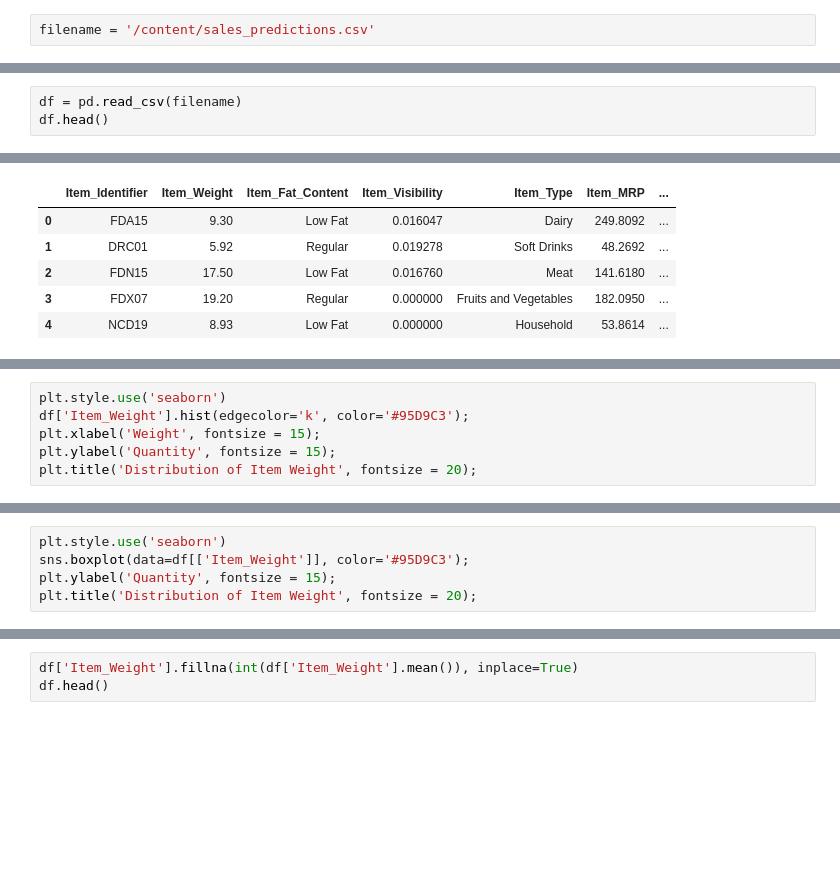
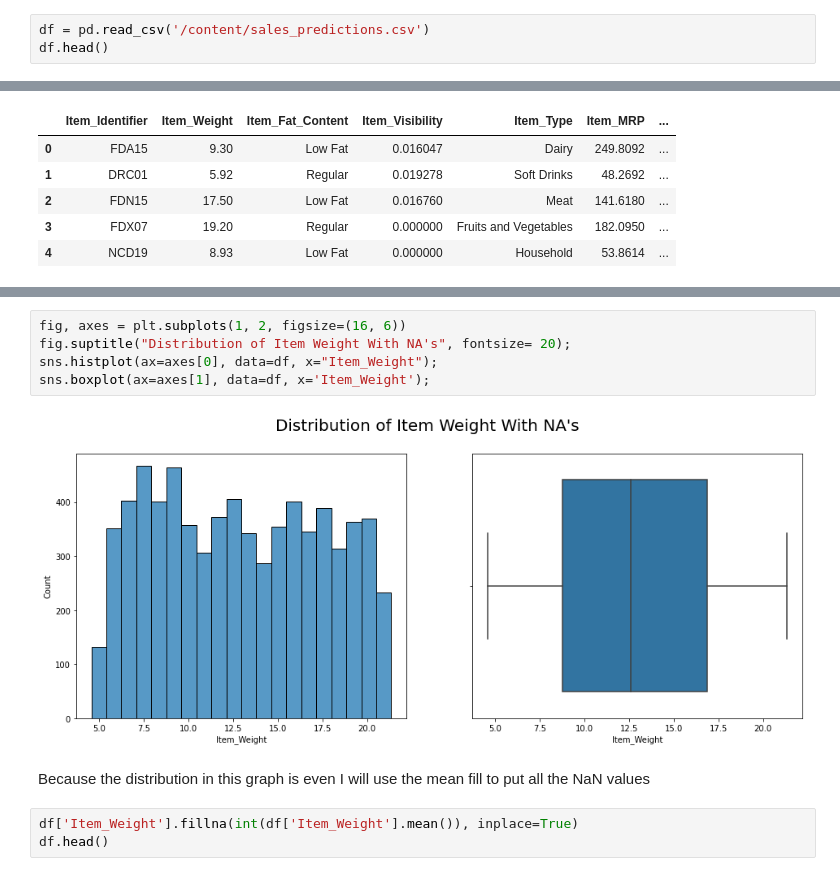
Before and after one commit to Savvy-Slowley/Sales_Predictions, a Jupyter notebook: Sales_Predictions.ipynb, the cells around one changed output, grey strips where cells are left out. Saved outputs shown, nothing was run; the diff lists cells and outputs as text; blank space fills up the shorter version.

```diff
--- a/Sales_Predictions.ipynb
+++ b/Sales_Predictions.ipynb
@@ -29,2 +41,3 @@ from sklearn.ensemble import RandomForestRegressor
 # %%
-filename = '/content/sales_predictions.csv'
+df = pd.read_csv('/content/sales_predictions.csv')
+df.head()
@@ -31,3 +50,0 @@ filename = '/content/sales_predictions.csv'
-# %%
-df = pd.read_csv(filename)
-df.head()
@@ -145,6 +135,0 @@ rows_with_NaN.head()
-# %%
-plt.style.use('seaborn')
-df['Item_Weight'].hist(edgecolor='k', color='#95D9C3');
-plt.xlabel('Weight', fontsize = 15);
-plt.ylabel('Quantity', fontsize = 15);
-plt.title('Distribution of Item Weight', fontsize = 20);
@@ -153,5 +135,0 @@ plt.title('Distribution of Item Weight', fontsize = 20);
-# %%
-plt.style.use('seaborn')
-sns.boxplot(data=df[['Item_Weight']], color='#95D9C3');
-plt.ylabel('Quantity', fontsize = 15);
-plt.title('Distribution of Item Weight', fontsize = 20);
@@ -162,3 +145,12 @@ plt.title('Distribution of Item Weight', fontsize = 20);
+# %%
+fig, axes = plt.subplots(1, 2, figsize=(16, 6))
+fig.suptitle("Distribution of Item Weight With NA's", fontsize= 20);
+sns.histplot(ax=axes[0], data=df, x="Item_Weight");
+sns.boxplot(ax=axes[1], data=df, x='Item_Weight');
+# %% [output]
+[figure, added]
+# %% [markdown]
+Because the distribution in this graph is even I will use the mean fill to put all the NaN values
 # %%
 df['Item_Weight'].fillna(int(df['Item_Weight'].mean()), inplace=True)
 df.head()
```
Also changed, not shown: parts of 84 cells of this notebook.
